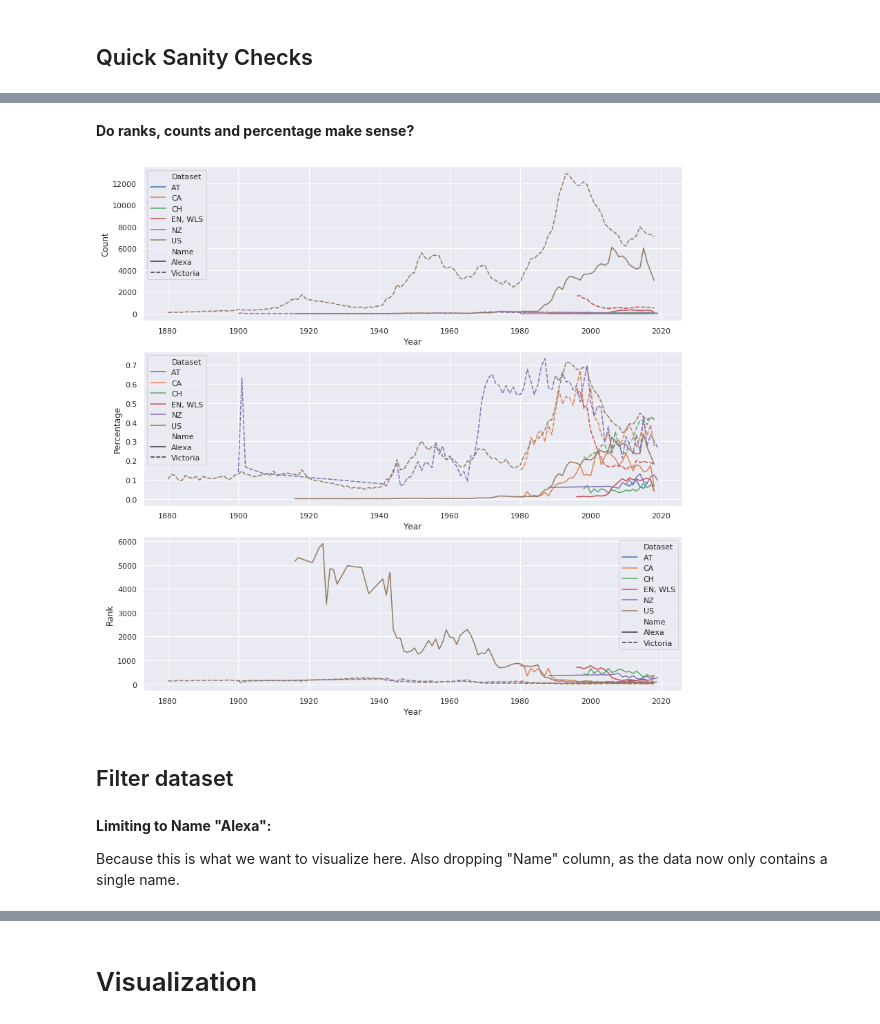
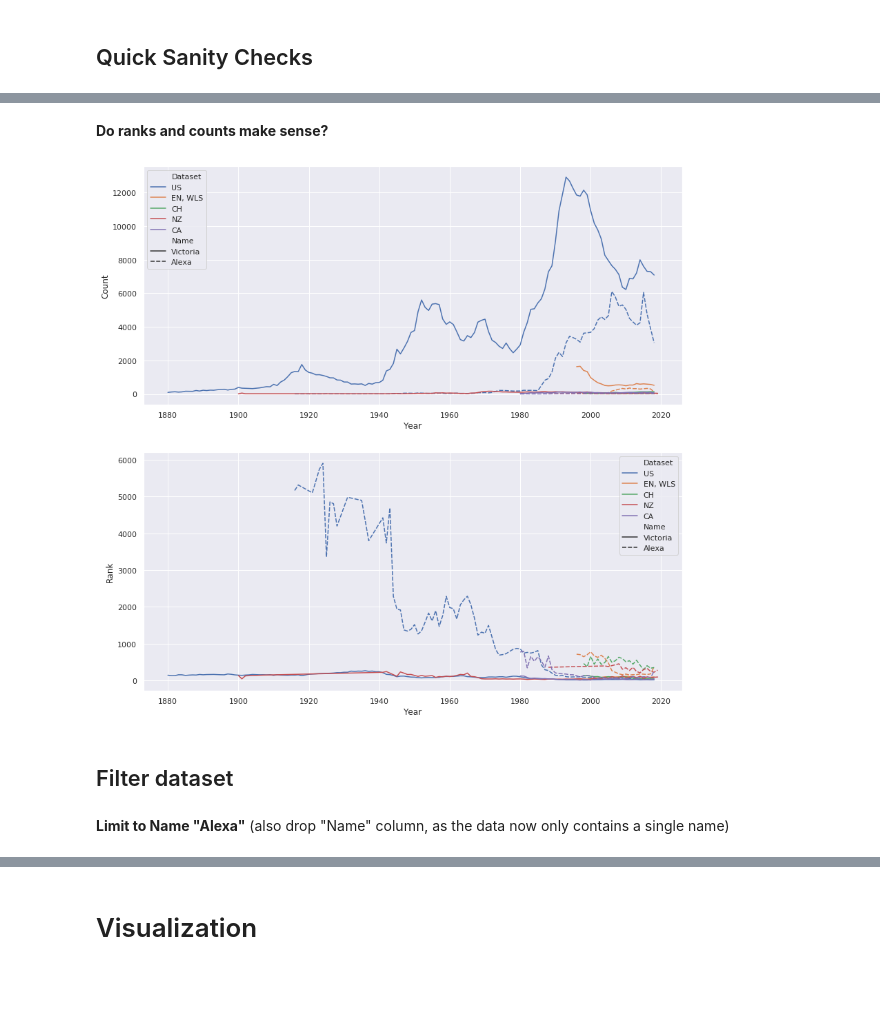
Before and after one commit to dynobo/notebooks, a Jupyter notebook: notebooks/2020-01-Alexa.ipynb, the cells around one changed output, grey strips where cells are left out. Drawn from its saved outputs; the diff is of its cells as text; code cells hidden in the pictures; blank space fills up the shorter version.

```diff
--- a/notebooks/2020-01-Alexa.ipynb
+++ b/notebooks/2020-01-Alexa.ipynb
@@ -366,25 +307,6 @@ def gen_dataset_at():
                 method="max", ascending=False
             )
             yield df
-# %%
-def gen_dataset_nz():
-    """Generator yielding on year from US dataset.
-
-    Yields:
-        {pd.DataFrame} -- Dataframe containing names of one year
-
-    """
-    file_path = DATA_PATH / DATASETS["NZ"]["filename"]
-    with ZipFile(file_path, "r") as zip:
-        files = [f for f in zip.namelist() if f.endswith(".csv")]
-        for f in files:
-            df = pd.read_csv(zip.open(f), encoding="ISO-8859-2")
-            df["Year"] = pd.to_datetime(df["Year"], format="%Y")
-            df["Dataset"] = "NZ"
-            df["Rank"] = df.groupby(["Year", "Sex"])["Count"].rank(
-                method="max", ascending=False
-            )
-            yield df
 # %%
 def gen_dataset_ch():
     """Generator yielding on year from CH dataset.
@@ -438,7 +360,12 @@ def gen_dataset_ca():
     with ZipFile(file_path, "r") as zip:
         files = [f for f in zip.namelist() if f.endswith(".xlsx")]
         for fn in files:
-            df = pd.read_excel(zip.open(fn), sheet_name=0, header=5, names=["Rank", "Name", "Count", "Sex", "Year"])
+            df = pd.read_excel(
+                zip.open(fn),
+                sheet_name=0,
+                header=5,
+                names=["Rank", "Name", "Count", "Sex", "Year"],
+            )
             df["Year"] = pd.to_datetime(df["Year"], format="%Y")
             df["Sex"] = df["Sex"].replace({"Boy": "M", "Girl": "F"})
             df["Dataset"] = "CA"
@@ -550,9 +477,6 @@ def load_datasets(names):
     if "NZ" in names or "all" in names:
         list_dfs.extend(gen_dataset_nz())
 
-    if "AT" in names or "all" in names:
-        list_dfs.extend(gen_dataset_at())
-
     if "CA" in names or "all" in names:
         list_dfs.extend(gen_dataset_ca())
 
@@ -601,5 +509,0 @@ def calculate_percentage(df):
-# %%
-%%time
-
-df = calculate_percentage(df)
-df.head(20)
@@ -660,22 +512,17 @@ Male names:     100.00 %
 # %% [markdown]
-**Do ranks, counts and percentage make sense?**
+**Do ranks and counts make sense?**
 # %%
 df_temp = df[(df["Name"].isin(["Alexa", "Victoria"])) & (df["Sex"] == "F")]
 
-fig, ax = plt.subplots(3, 1, figsize=(14, 14))
+fig, ax = plt.subplots(2, 1, figsize=(14, 14))
 sns.lineplot(x="Year", y="Count", hue="Dataset", style="Name", data=df_temp, ax=ax[0])
-sns.lineplot(
-    x="Year", y="Percentage", hue="Dataset", style="Name", data=df_temp, ax=ax[1]
-)
-sns.lineplot(x="Year", y="Rank", hue="Dataset", style="Name", data=df_temp, ax=ax[2]);
+sns.lineplot(x="Year", y="Rank", hue="Dataset", style="Name", data=df_temp, ax=ax[1]);
 # %% [output]
-[figure, old version]
+[figure, new version]
 # %% [markdown]
 ## Filter dataset
 # %% [markdown]
-**Limiting to Name "Alexa":**
-
-Because this is what we want to visualize here. Also dropping "Name" column, as the data now only contains a single name.
+**Limit to Name "Alexa"** (also drop "Name" column, as the data now only contains a single name)
 # %%
 df_alexa = df[(df["Name"] == "Alexa") & (df["Sex"] == "F")]
 
```
Also changed, not shown: parts of 39 cells of this notebook.
